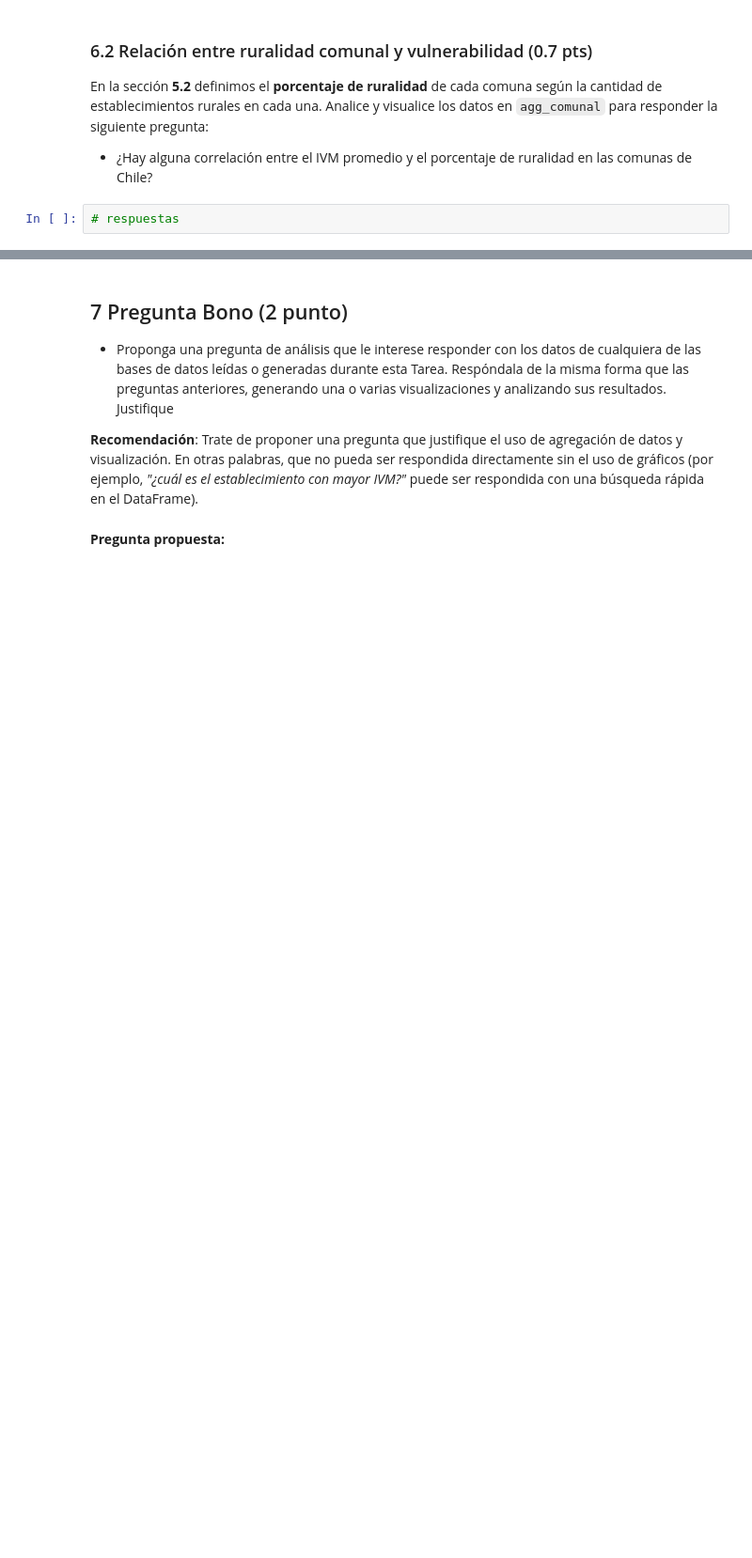
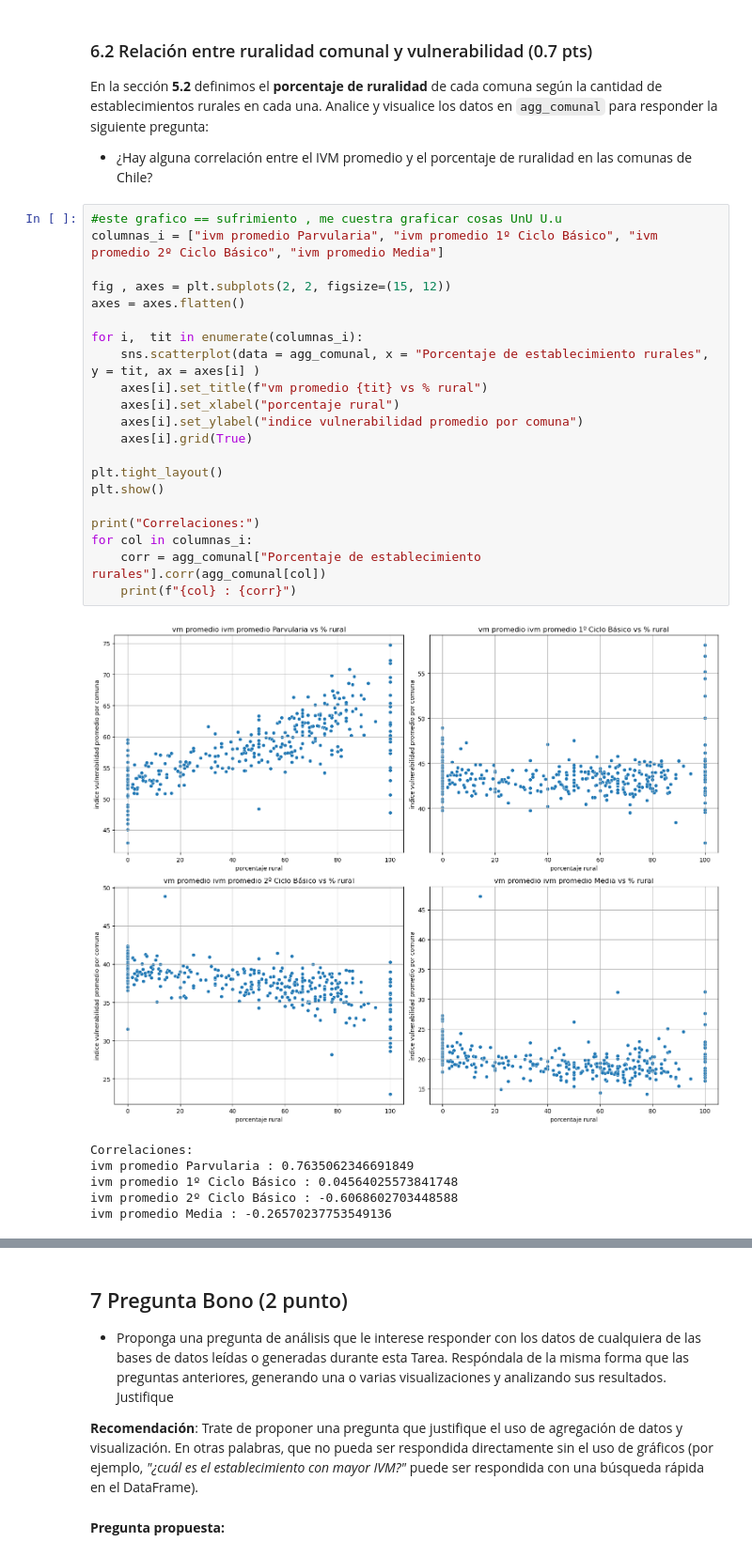
Before and after one commit to esteban78009/IMT2200-Esteban-Cortes, a Jupyter notebook: tareas/tarea 03/IMT2200-25s2 - Tarea 03.ipynb, the cells around one changed output, grey strips where cells are left out. Shown at 94% size. Cells and saved outputs as stored; diff of their text form; blank space fills up the shorter version.

```diff
--- a/tareas/tarea 03/IMT2200-25s2 - Tarea 03.ipynb
+++ b/tareas/tarea 03/IMT2200-25s2 - Tarea 03.ipynb
@@ -473,4 +555,30 @@ En la sección **5.2** definimos el **porcentaje de ruralidad** de cada comuna s
 
 * ¿Hay alguna correlación entre el IVM promedio y el porcentaje de ruralidad en las comunas de Chile?
 # %%
-# respuestas
+#este grafico == sufrimiento , me cuestra graficar cosas UnU U.u
+columnas_i = ["ivm promedio Parvularia", "ivm promedio 1º Ciclo Básico", "ivm promedio 2º Ciclo Básico", "ivm promedio Media"]
+
+fig , axes = plt.subplots(2, 2, figsize=(15, 12))
+axes = axes.flatten()
+
+for i,  tit in enumerate(columnas_i):
+    sns.scatterplot(data = agg_comunal, x = "Porcentaje de establecimiento rurales", y = tit, ax = axes[i] )
+    axes[i].set_title(f"vm promedio {tit} vs % rural")
+    axes[i].set_xlabel("porcentaje rural")
+    axes[i].set_ylabel("indice vulnerabilidad promedio por comuna")
+    axes[i].grid(True)
+
+plt.tight_layout()
+plt.show()
+
+print("Correlaciones:")
+for col in columnas_i:
+    corr = agg_comunal["Porcentaje de establecimiento rurales"].corr(agg_comunal[col])
+    print(f"{col} : {corr}")
+# %% [output]
+[figure, added]
+Correlaciones:
+ivm promedio Parvularia : 0.7635062346691849
+ivm promedio 1º Ciclo Básico : 0.04564025573841748
+ivm promedio 2º Ciclo Básico : -0.6068602703448588
+ivm promedio Media : -0.26570237753549136
```
Also changed, not shown: parts of 11 cells of this notebook.
